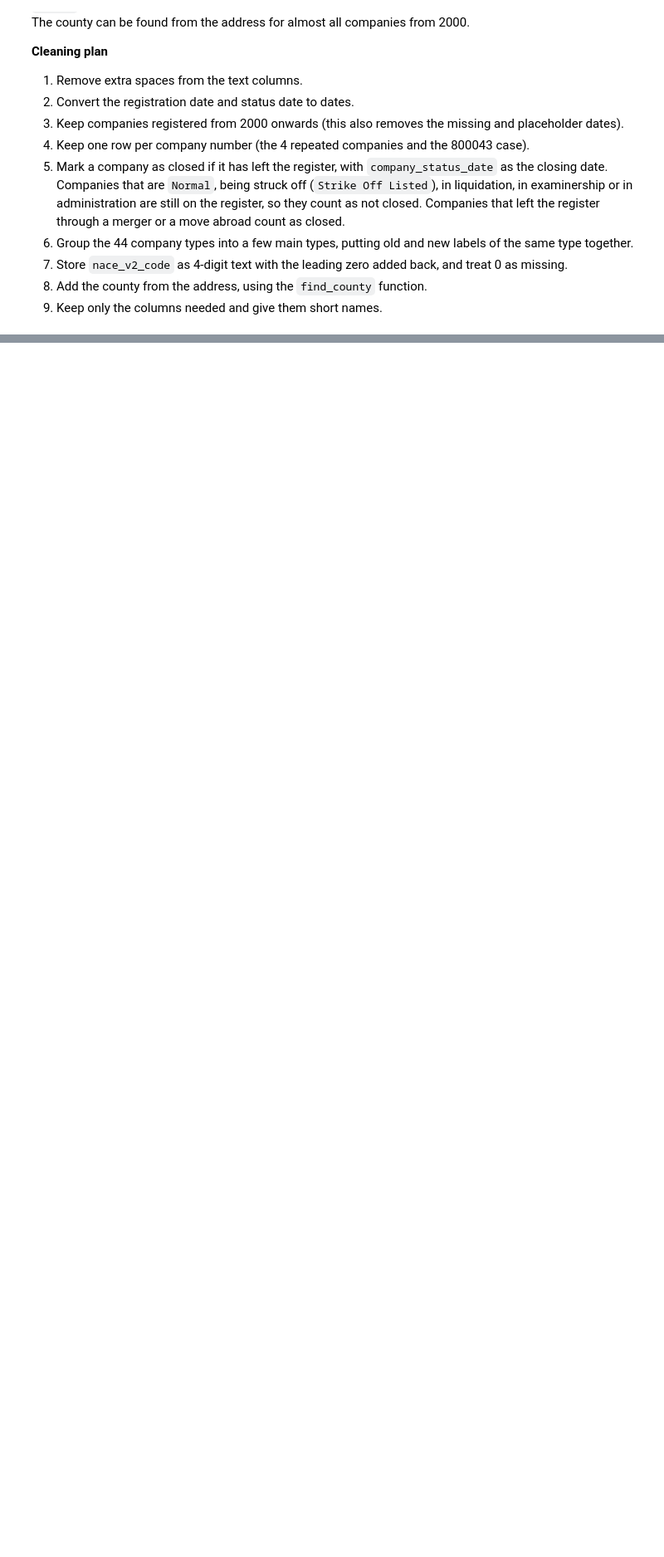
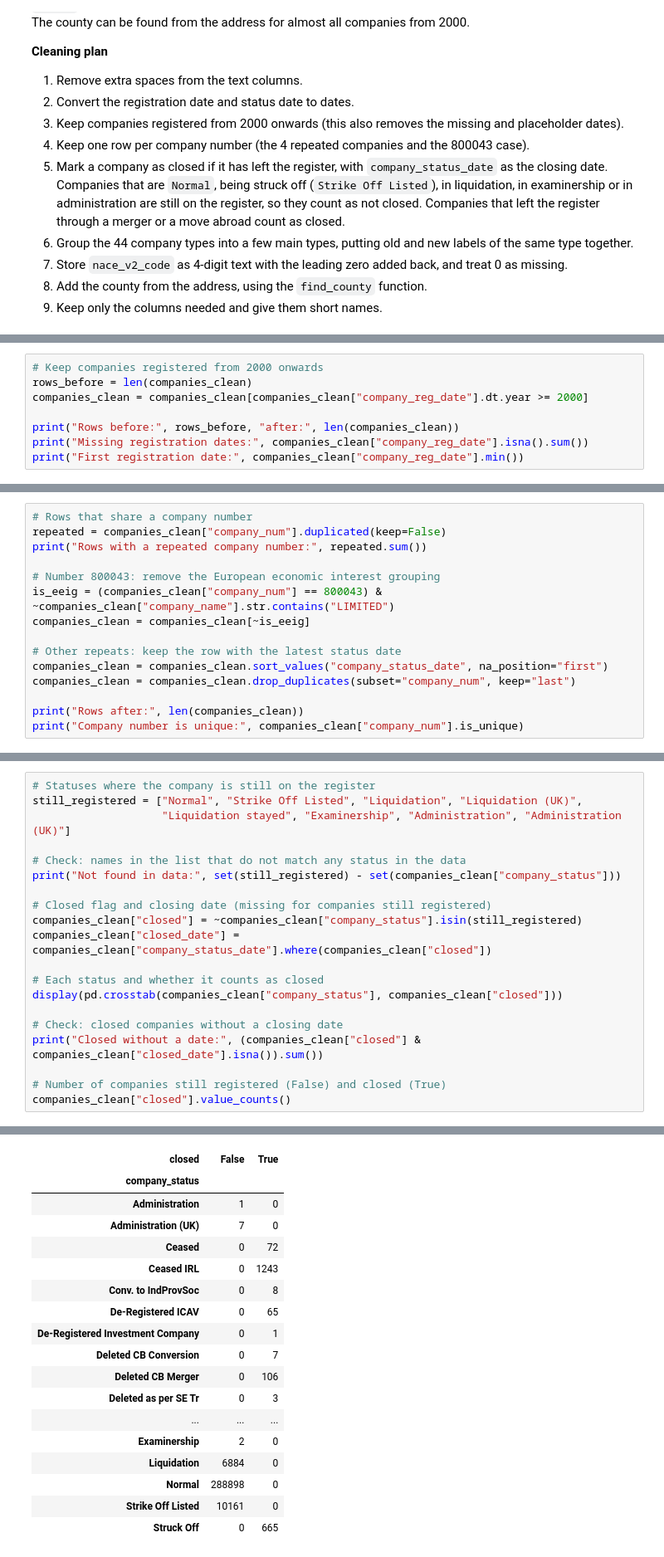
Before and after one commit to temulenbd/irish-company-survival-analysis, a Jupyter notebook: notebooks/1_data_preparation.ipynb, the cells around one changed output, grey strips where cells are left out. Shown at 83% size. Drawn from its saved outputs; the diff is of its cells as text; blank space fills up the shorter version.

Commit message:
Notebook 1: cleaning and processed data

```diff
--- a/notebooks/1_data_preparation.ipynb
+++ b/notebooks/1_data_preparation.ipynb
@@ -636,0 +702,8 @@ The file has one row per company, except for 5 repeated company numbers. The reg
+# %%
+# Keep companies registered from 2000 onwards
+rows_before = len(companies_clean)
+companies_clean = companies_clean[companies_clean["company_reg_date"].dt.year >= 2000]
+
+print("Rows before:", rows_before, "after:", len(companies_clean))
+print("Missing registration dates:", companies_clean["company_reg_date"].isna().sum())
+print("First registration date:", companies_clean["company_reg_date"].min())
@@ -636,0 +720,15 @@ The file has one row per company, except for 5 repeated company numbers. The reg
+# %%
+# Rows that share a company number
+repeated = companies_clean["company_num"].duplicated(keep=False)
+print("Rows with a repeated company number:", repeated.sum())
+
+# Number 800043: remove the European economic interest grouping
+is_eeig = (companies_clean["company_num"] == 800043) & ~companies_clean["company_name"].str.contains("LIMITED")
+companies_clean = companies_clean[~is_eeig]
+
+# Other repeats: keep the row with the latest status date
+companies_clean = companies_clean.sort_values("company_status_date", na_position="first")
+companies_clean = companies_clean.drop_duplicates(subset="company_num", keep="last")
+
+print("Rows after:", len(companies_clean))
+print("Company number is unique:", companies_clean["company_num"].is_unique)
@@ -636,0 +745,21 @@ The file has one row per company, except for 5 repeated company numbers. The reg
+# %%
+# Statuses where the company is still on the register
+still_registered = ["Normal", "Strike Off Listed", "Liquidation", "Liquidation (UK)",
+                    "Liquidation stayed", "Examinership", "Administration", "Administration (UK)"]
+
+# Check: names in the list that do not match any status in the data
+print("Not found in data:", set(still_registered) - set(companies_clean["company_status"]))
+
+# Closed flag and closing date (missing for companies still registered)
+companies_clean["closed"] = ~companies_clean["company_status"].isin(still_registered)
+companies_clean["closed_date"] = companies_clean["company_status_date"].where(companies_clean["closed"])
+
+# Each status and whether it counts as closed
+display(pd.crosstab(companies_clean["company_status"], companies_clean["closed"]))
+
+# Check: closed companies without a closing date
+print("Closed without a date:", (companies_clean["closed"] & companies_clean["closed_date"].isna()).sum())
+
+# Number of companies still registered (False) and closed (True)
+companies_clean["closed"].value_counts()
+# %% [output]
@@ -636,0 +767,18 @@ The file has one row per company, except for 5 repeated company numbers. The reg
+| closed | False | True |
+| company_status |  |  |
+| Administration | 1 | 0 |
+| Administration (UK) | 7 | 0 |
+| Ceased | 0 | 72 |
+| Ceased IRL | 0 | 1243 |
+| Conv. to IndProvSoc | 0 | 8 |
+| De-Registered ICAV | 0 | 65 |
+| De-Registered Investment Company | 0 | 1 |
+| Deleted CB Conversion | 0 | 7 |
+| Deleted CB Merger | 0 | 106 |
+| Deleted as per SE Tr | 0 | 3 |
+| ... | ... | ... |
+| Examinership | 2 | 0 |
+| Liquidation | 6884 | 0 |
+| Normal | 288898 | 0 |
+| Strike Off Listed | 10161 | 0 |
+| Struck Off | 0 | 665 |
```
Also changed, not shown: parts of 41 cells of this notebook, 1 other file.
